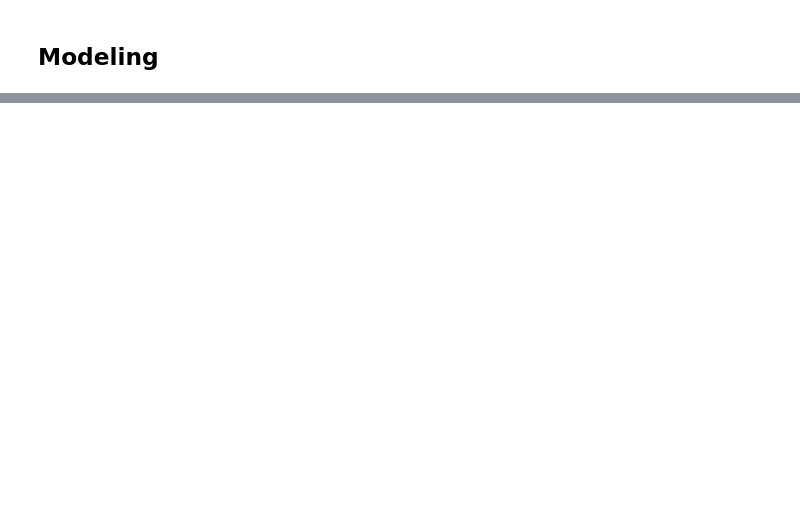
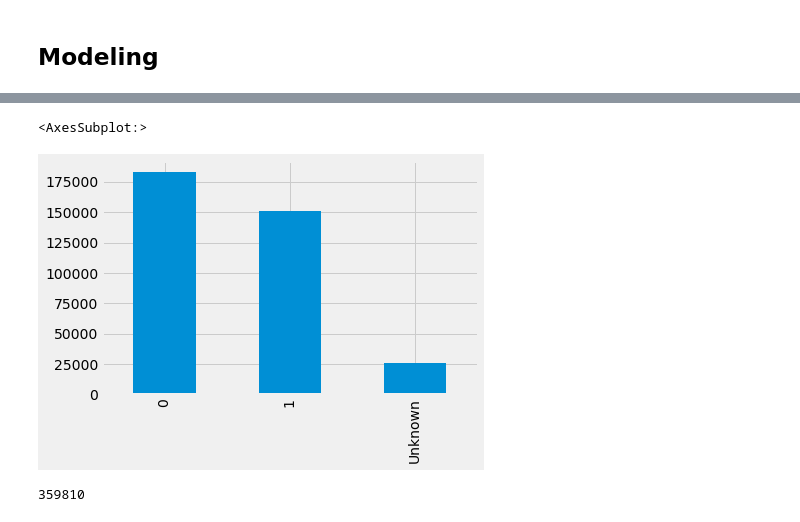
Before and after one commit to Luv2bnanook44/capstone_flatiron, a Jupyter notebook: final_notebook.ipynb, the cells around one changed output, grey strips where cells are left out. Saved outputs shown, nothing was run; the diff lists cells and outputs as text; code cells hidden in the pictures; blank space fills up the shorter version.

```diff
--- a/final_notebook.ipynb
+++ b/final_notebook.ipynb
@@ -121,0 +157,13 @@ from sklearn.model_selection import train_test_split
+# %%
+conds = [(data['weed_hash_lifetime_freq']=='0'), ((data['weed_hash_lifetime_freq']!='0')&(data['weed_hash_lifetime_freq']!='Unknown')),
+        (data['weed_hash_lifetime_freq']=='Unknown')]
+
+labels = [0, 1, 'Unknown']
+
+data['binary_weed'] = np.select(conds, labels)
+# %%
+# Class distribution
+data.binary_weed.value_counts().plot.bar()
+# %% [output]
+<AxesSubplot:>
+[figure, added]
@@ -121,0 +175,4 @@ from sklearn.model_selection import train_test_split
+# %%
+len(model_data)
+# %% [output]
+359810
```
Also changed, not shown: parts of 27 cells of this notebook.
